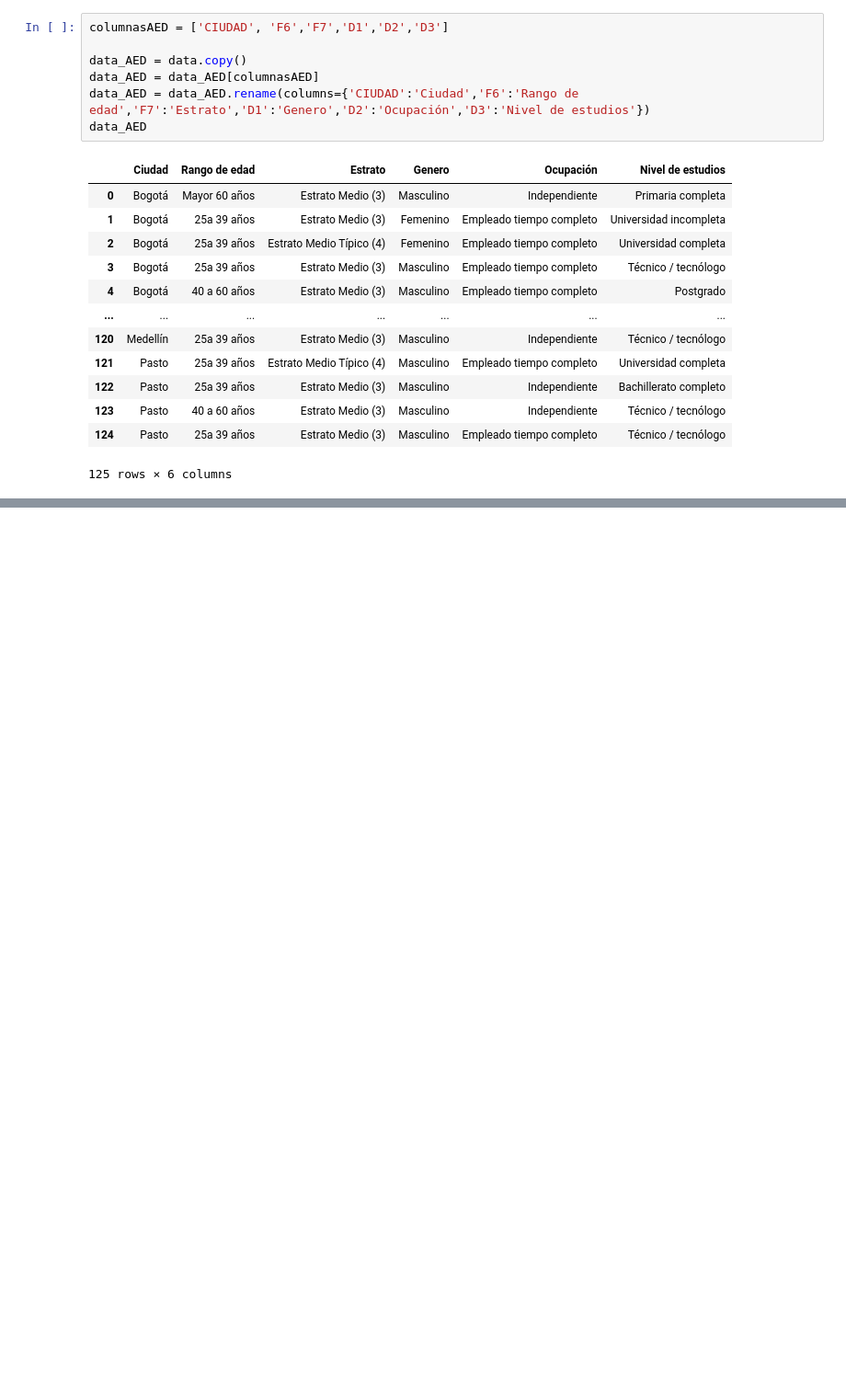
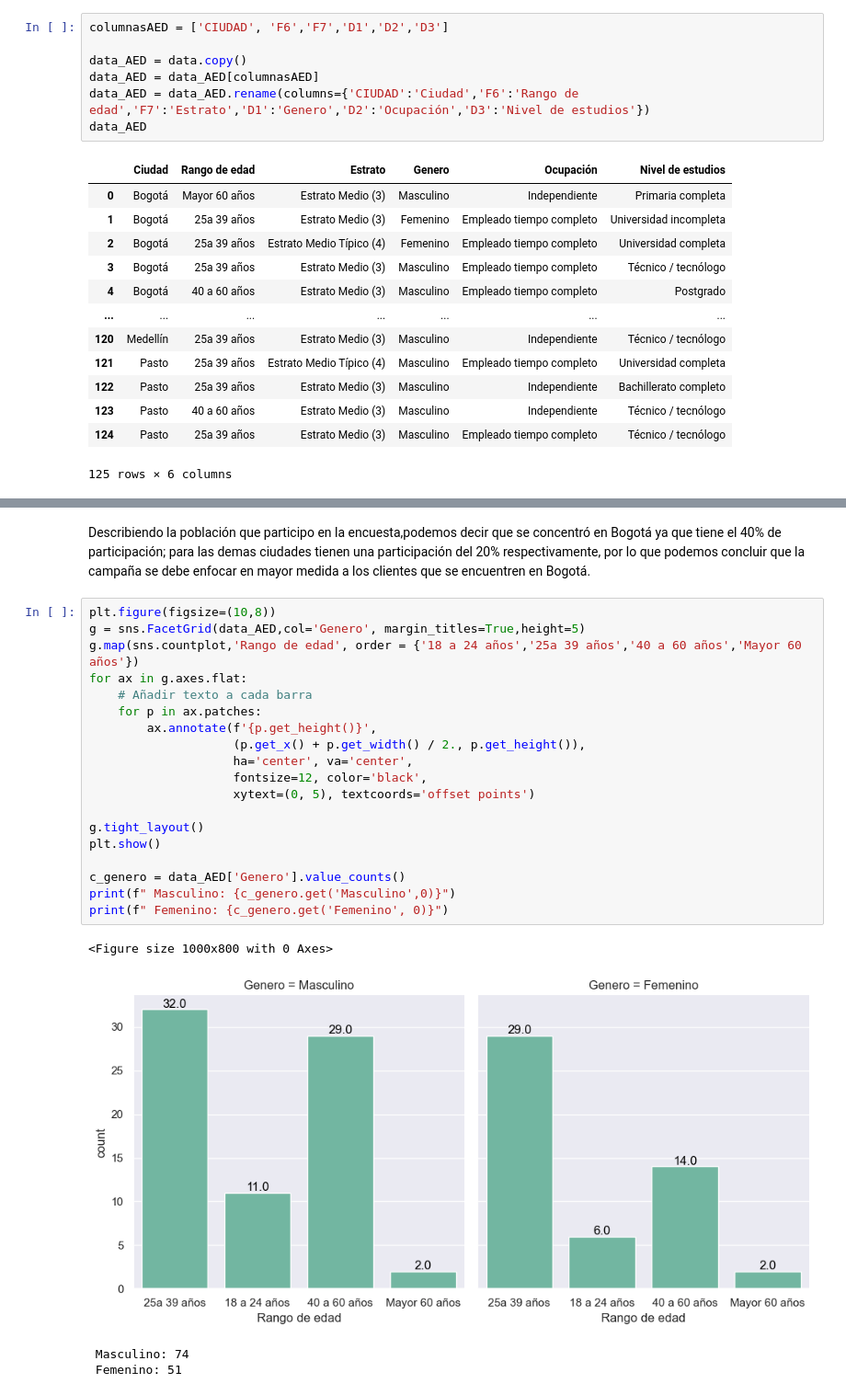
Before and after one commit to LordOnion88/MAD, a Jupyter notebook: Marketing Analytics/Clustering/CRISP DM SEGUROS AUTOS.ipynb, the cells around one changed output, grey strips where cells are left out. Shown at 92% size. Saved outputs shown, nothing was run; the diff lists cells and outputs as text; blank space fills up the shorter version.

```diff
--- a/Marketing Analytics/Clustering/CRISP DM SEGUROS AUTOS.ipynb
+++ b/Marketing Analytics/Clustering/CRISP DM SEGUROS AUTOS.ipynb
@@ -82,0 +93,26 @@ for x in data_AED.columns:
+# %% [markdown]
+Describiendo la población que participo en la encuesta,podemos decir que se concentró en Bogotá ya que tiene el 40% de participación; para las demas ciudades tienen una participación del 20% respectivamente, por lo que podemos concluir que la campaña se debe enfocar en mayor medida a los clientes que se encuentren en Bogotá.
+# %%
+plt.figure(figsize=(10,8))
+g = sns.FacetGrid(data_AED,col='Genero', margin_titles=True,height=5)
+g.map(sns.countplot,'Rango de edad', order = {'18 a 24 años','25a 39 años','40 a 60 años','Mayor 60 años'})
+for ax in g.axes.flat:
+    # Añadir texto a cada barra
+    for p in ax.patches:
+        ax.annotate(f'{p.get_height()}',
+                    (p.get_x() + p.get_width() / 2., p.get_height()),
+                    ha='center', va='center',
+                    fontsize=12, color='black',
+                    xytext=(0, 5), textcoords='offset points')
+
+g.tight_layout()
+plt.show()
+
+c_genero = data_AED['Genero'].value_counts()
+print(f" Masculino: {c_genero.get('Masculino',0)}")
+print(f" Femenino: {c_genero.get('Femenino', 0)}")
+# %% [output]
+<Figure size 1000x800 with 0 Axes>
+[figure, added]
+ Masculino: 74
+ Femenino: 51
```
Also changed, not shown: parts of 13 cells of this notebook, 1 other file.
